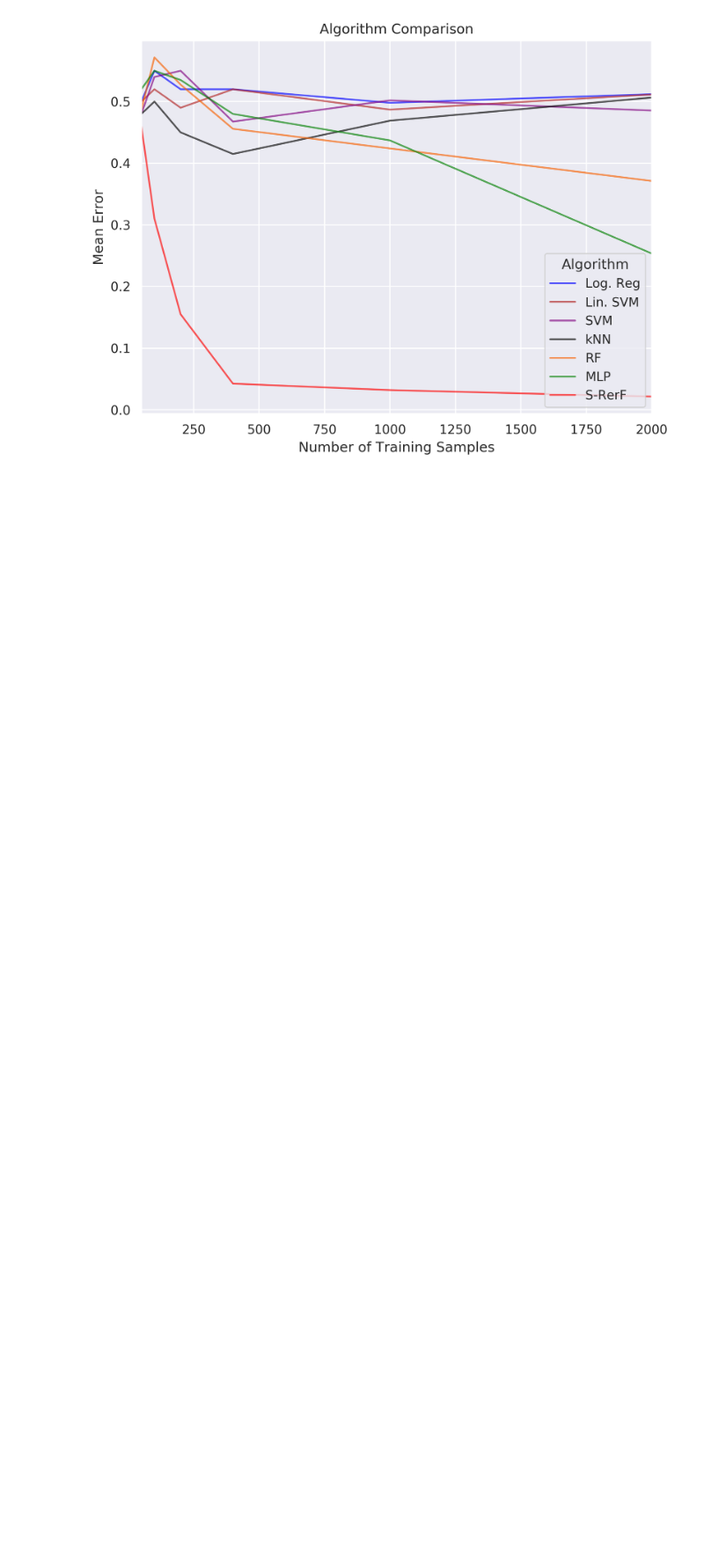
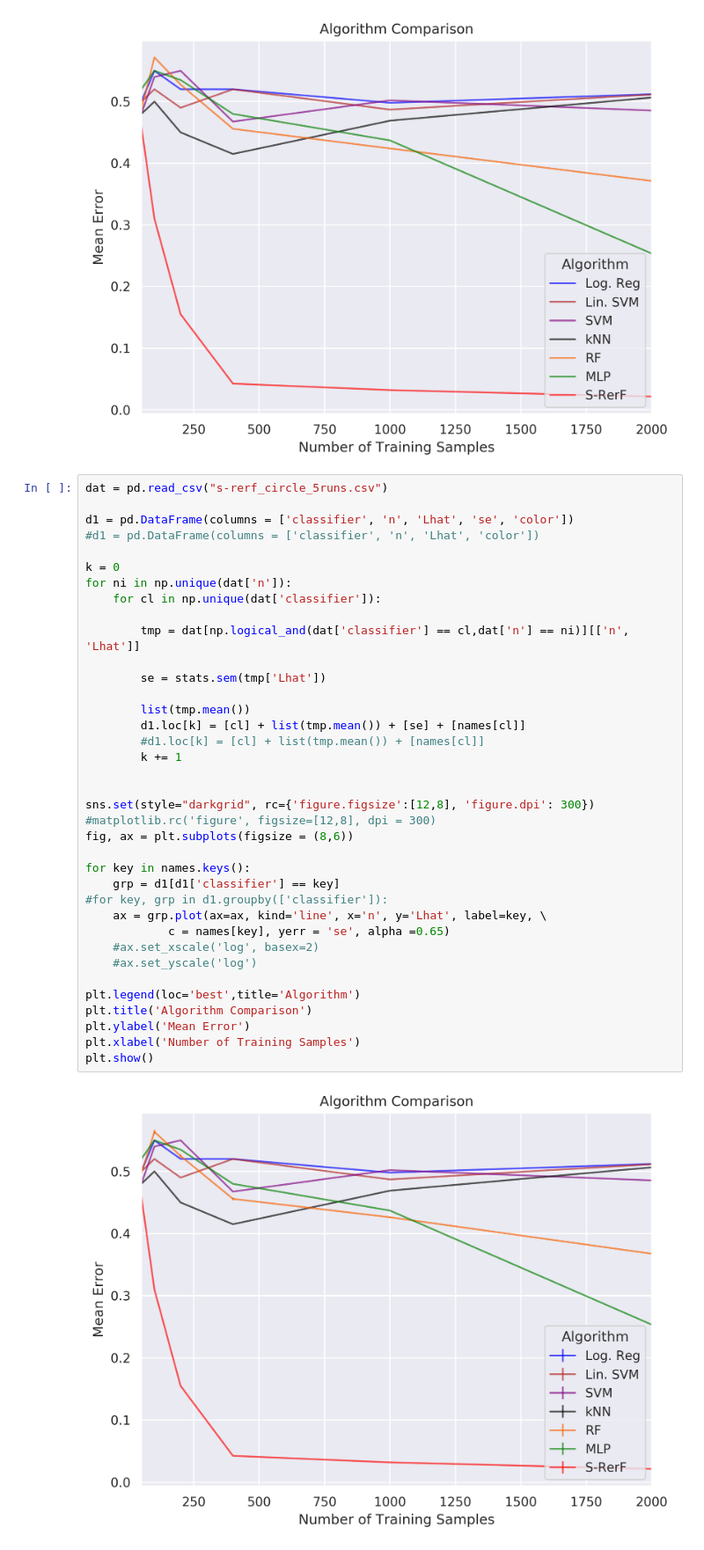
Before and after one commit to neurodata/SPORF, a Jupyter notebook: Python/structured_experiments/circle_experiment/s-rerf_circle_experiment_demo.ipynb, the cells around one changed output. Shown at 88% size. Saved outputs shown, nothing was run; the diff lists cells and outputs as text; blank space fills up the shorter version.

Commit message:
structured circle experiment

```diff
--- a/Python/structured_experiments/circle_experiment/s-rerf_circle_experiment_demo.ipynb
+++ b/Python/structured_experiments/circle_experiment/s-rerf_circle_experiment_demo.ipynb
@@ -226,3 +226,42 @@ plt.xlabel('Number of Training Samples')
 plt.show()
 # %% [output]
 [figure]
+# %%
+dat = pd.read_csv("s-rerf_circle_5runs.csv")
+
+d1 = pd.DataFrame(columns = ['classifier', 'n', 'Lhat', 'se', 'color'])
+#d1 = pd.DataFrame(columns = ['classifier', 'n', 'Lhat', 'color'])
+
+k = 0
+for ni in np.unique(dat['n']):
+    for cl in np.unique(dat['classifier']):
+
+        tmp = dat[np.logical_and(dat['classifier'] == cl,dat['n'] == ni)][['n', 'Lhat']]
+
+        se = stats.sem(tmp['Lhat'])
+
+        list(tmp.mean())
+        d1.loc[k] = [cl] + list(tmp.mean()) + [se] + [names[cl]]
+        #d1.loc[k] = [cl] + list(tmp.mean()) + [names[cl]]
+        k += 1
+
+
+sns.set(style="darkgrid", rc={'figure.figsize':[12,8], 'figure.dpi': 300})
+#matplotlib.rc('figure', figsize=[12,8], dpi = 300)
+fig, ax = plt.subplots(figsize = (8,6))
+
+for key in names.keys():
+    grp = d1[d1['classifier'] == key]
+#for key, grp in d1.groupby(['classifier']):
+    ax = grp.plot(ax=ax, kind='line', x='n', y='Lhat', label=key, \
+            c = names[key], yerr = 'se', alpha =0.65)
+    #ax.set_xscale('log', basex=2)
+    #ax.set_yscale('log')
+
+plt.legend(loc='best',title='Algorithm')
+plt.title('Algorithm Comparison')
+plt.ylabel('Mean Error')
+plt.xlabel('Number of Training Samples')
+plt.show()
+# %% [output]
+[figure, added]
```
Also changed, not shown: parts of 2 cells of this notebook.
